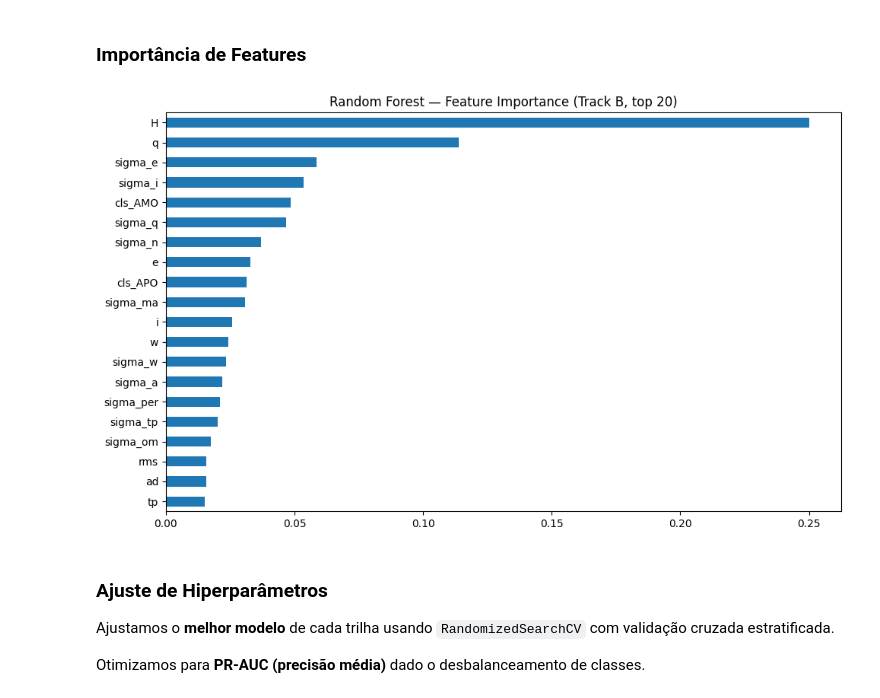
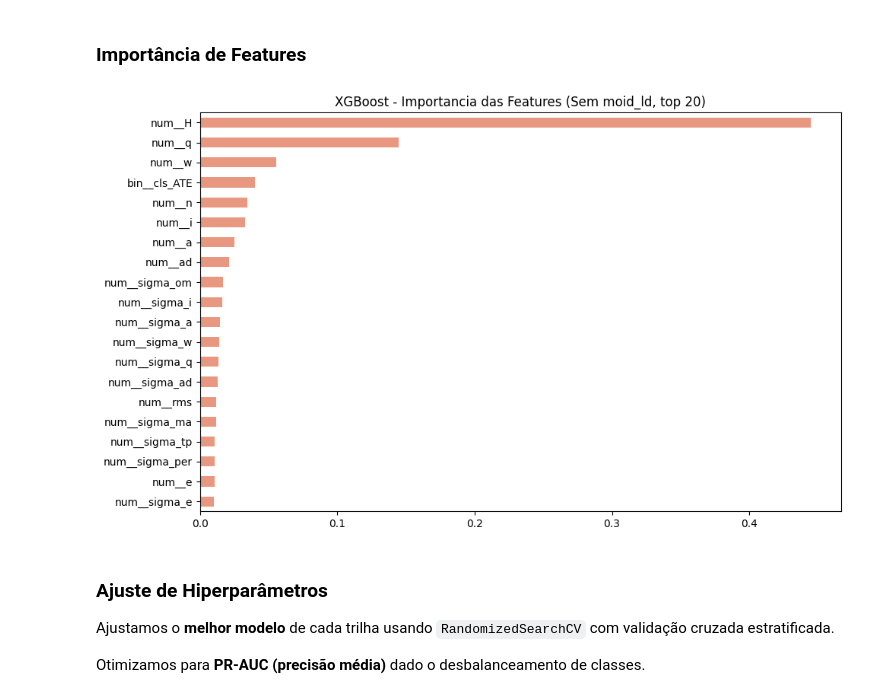
Before and after one commit to aland3r/asteroides, a Jupyter notebook: relatorio-final.ipynb, the cells around one changed output. Cells and saved outputs as stored; diff of their text form; code cells hidden in the pictures.

```diff
--- a/relatorio-final.ipynb
+++ b/relatorio-final.ipynb
@@ -2066,14 +2113,19 @@ XGBClassifier(base_score=None, booster=None, callbacks=None,
 # %% [markdown]
 ### Importância de Features
 # %%
-importances_B = pd.Series(xgb_B.feature_importances_, index=feature_names_B).nlargest(20)
+try:
+    feature_names_B = prep_B.get_feature_names_out()
+except Exception:
+    feature_names_B = features_B
+
+importances_B = pd.Series(xgb_B.feature_importances_, index=feature_names_B[:len(xgb_B.feature_importances_)]).nlargest(20)
 plt.figure(figsize=(10, 6))
 importances_B.sort_values().plot(kind='barh', color='#E89880')
 plt.title('XGBoost - Importancia das Features (Sem moid_ld, top 20)')
 plt.tight_layout()
 plt.show()
 # %% [output]
-[figure, old version]
+[figure, new version]
 # %% [markdown]
 ### Ajuste de Hiperparâmetros
 
```
Also changed, not shown: parts of 55 cells of this notebook, 1 other file.
